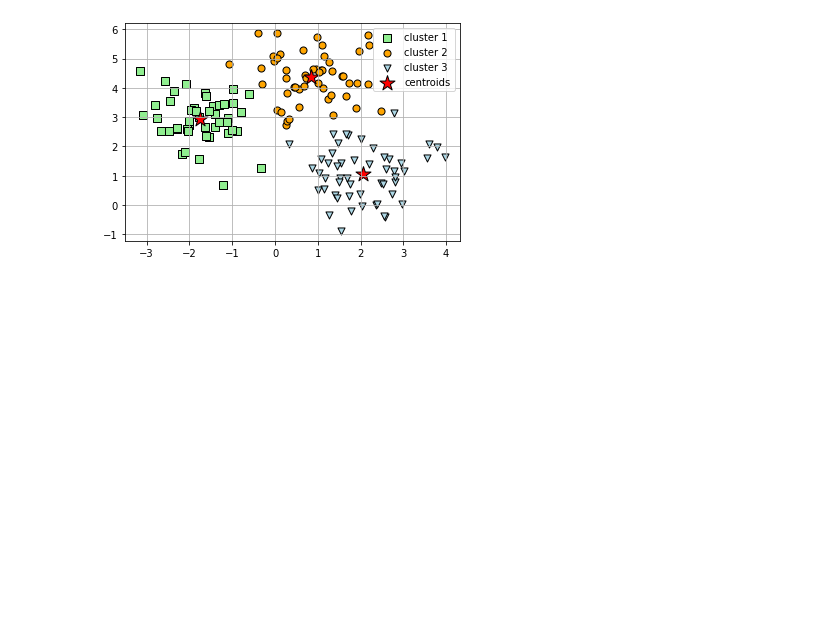
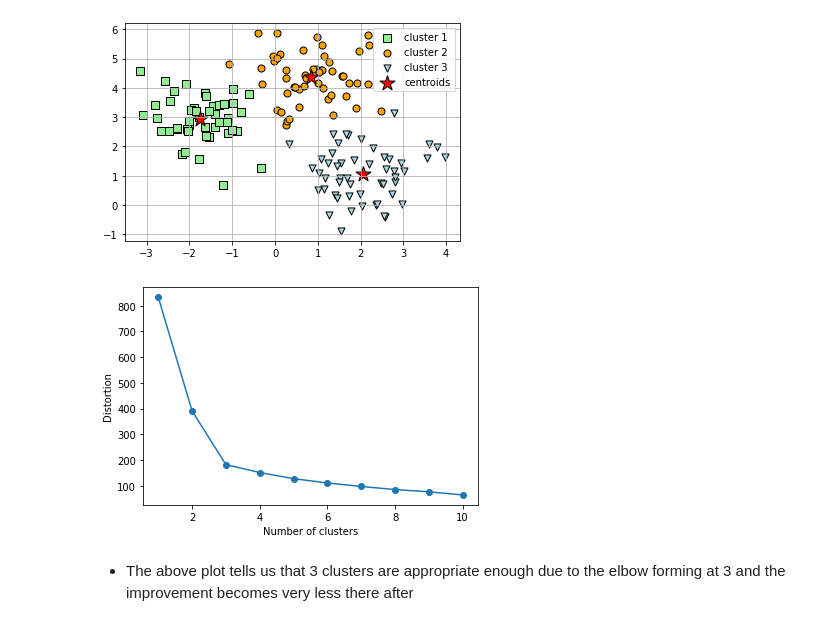
Before and after one commit to HarshitCodex/WSN-Clustering, a Jupyter notebook: wsn_clustering.ipynb, the cells around one changed output. Cells and saved outputs as stored; diff of their text form; code cells hidden in the pictures; blank space fills up the shorter version.

```diff
--- a/wsn_clustering.ipynb
+++ b/wsn_clustering.ipynb
@@ -156,3 +194,25 @@ plt.grid()
 plt.show()
 # %% [output]
 [figure]
+# %%
+# Using Elbow method to determine appropriate number of clusters
+
+distortions = []
+for i in range(1, 11):
+    km = KMeans(
+        n_clusters=i, init='random',
+        n_init=10, max_iter=300,
+        tol=1e-04, random_state=0
+    )
+    km.fit(X)
+    distortions.append(km.inertia_)
+
+# plot
+plt.plot(range(1, 11), distortions, marker='o')
+plt.xlabel('Number of clusters')
+plt.ylabel('Distortion')
+plt.show()
+# %% [output]
+[figure, added]
+# %% [markdown]
+- The above plot tells us that 3 clusters are appropriate enough due to the elbow forming at 3 and the improvement becomes very less there after
```
Also changed, not shown: parts of 10 cells of this notebook.
